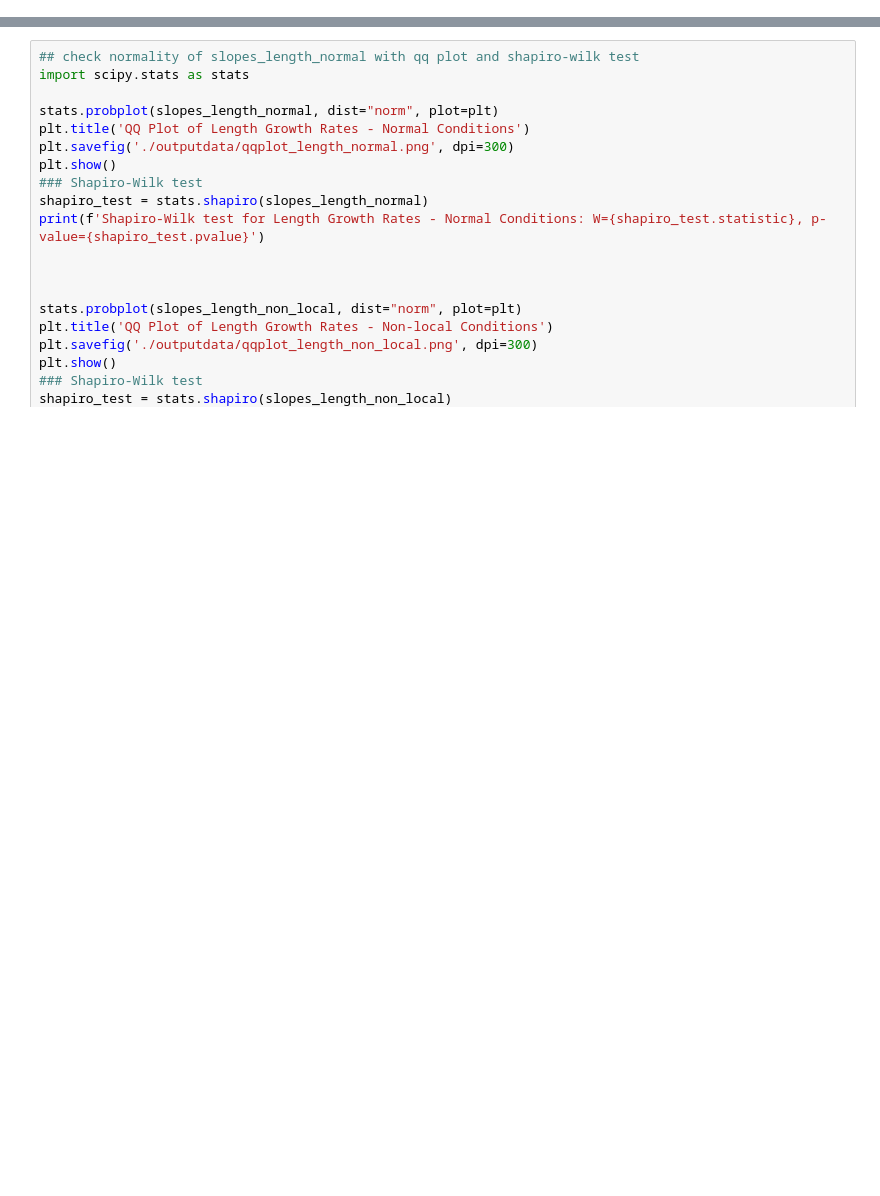
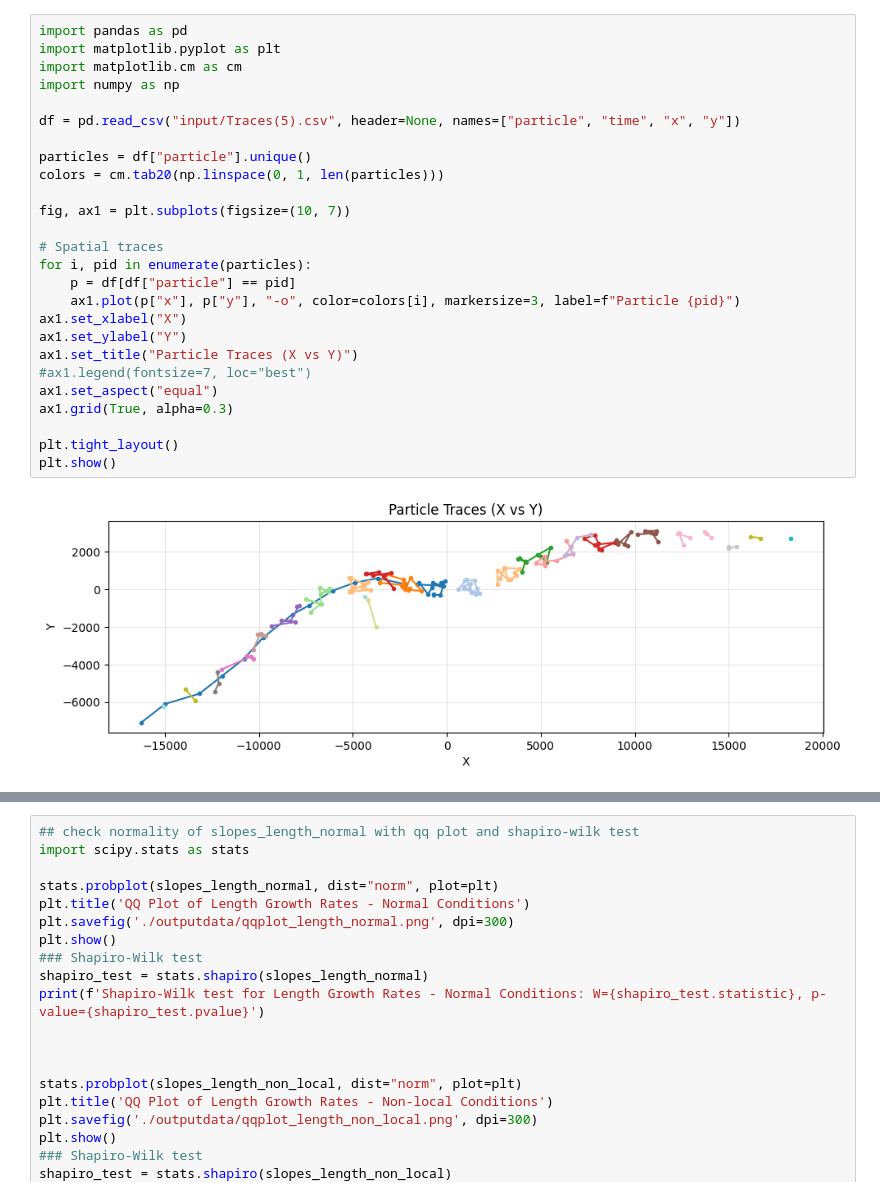
Before and after one commit to CritalMediumBlue/thisFractal, a Jupyter notebook: dataAnalisis/Strep_comp.ipynb, the cells around one changed output, grey strips where cells are left out. Saved outputs shown, nothing was run; the diff lists cells and outputs as text; blank space fills up the shorter version.

```diff
--- a/dataAnalisis/Strep_comp.ipynb
+++ b/dataAnalisis/Strep_comp.ipynb
@@ -1,3 +110,31 @@
+# %%
+import pandas as pd
+import matplotlib.pyplot as plt
+import matplotlib.cm as cm
+import numpy as np
+
+df = pd.read_csv("input/Traces(5).csv", header=None, names=["particle", "time", "x", "y"])
+
+particles = df["particle"].unique()
+colors = cm.tab20(np.linspace(0, 1, len(particles)))
+
+fig, ax1 = plt.subplots(figsize=(10, 7))
+
+# Spatial traces
+for i, pid in enumerate(particles):
+    p = df[df["particle"] == pid]
+    ax1.plot(p["x"], p["y"], "-o", color=colors[i], markersize=3, label=f"Particle {pid}")
+ax1.set_xlabel("X")
+ax1.set_ylabel("Y")
+ax1.set_title("Particle Traces (X vs Y)")
+#ax1.legend(fontsize=7, loc="best")
+ax1.set_aspect("equal")
+ax1.grid(True, alpha=0.3)
+
+plt.tight_layout()
+plt.show()
+# %% [output]
+[figure, added]
 # %%
 import numpy as np
 import matplotlib.pyplot as plt
```
Also changed, not shown: parts of 2 cells of this notebook, 18 other files.
